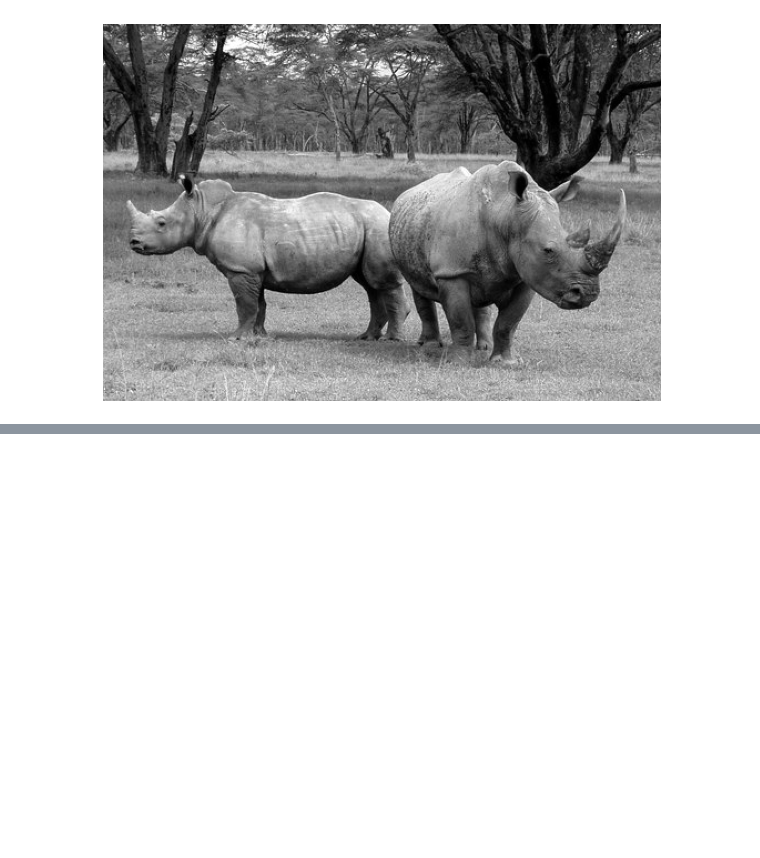
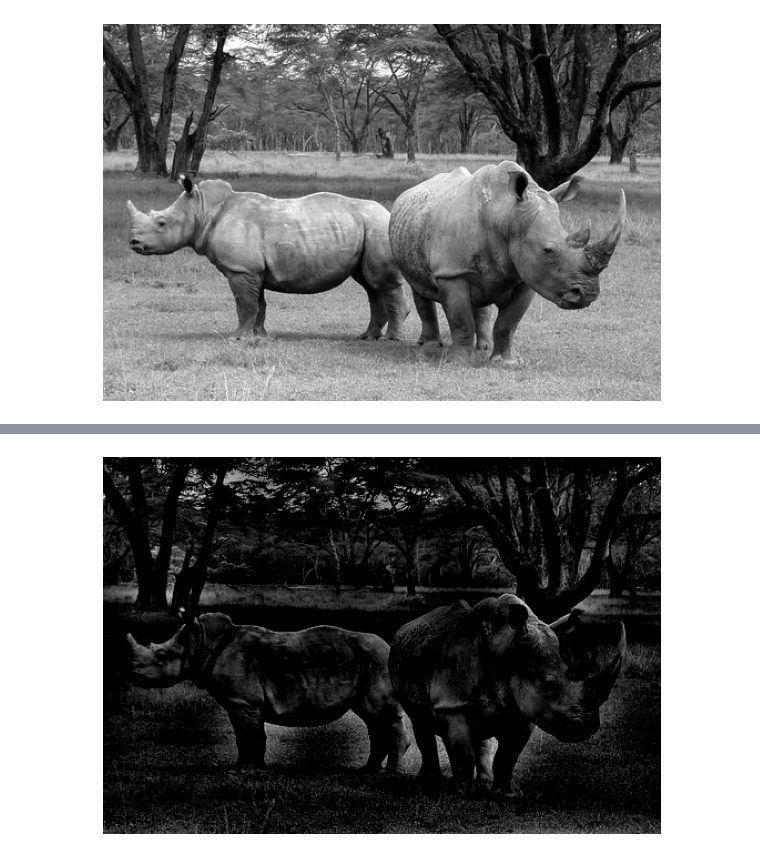
Before and after one commit to damiansp/completePython, a Jupyter notebook: image_processing/hands_on/03_sampling_fourier_and_convolution/04_filters.py.ipynb, the cells around one changed output, grey strips where cells are left out. Saved outputs shown, nothing was run; the diff lists cells and outputs as text; code cells hidden in the pictures; blank space fills up the shorter version.

```diff
--- a/image_processing/hands_on/03_sampling_fourier_and_convolution/04_filters.py.ipynb
+++ b/image_processing/hands_on/03_sampling_fourier_and_convolution/04_filters.py.ipynb
@@ -25,0 +45,7 @@ pylab.axis('off');
+# %%
+im1 = np.clip(fp.ifft2(fp.ifftshift(freq2)).real, 0, 255)
+pylab.figure(figsize=(10, 10))
+pylab.imshow(im1, cmap='gray')
+pylab.axis('off');
+# %% [output]
+[figure, added]
```
Also changed, not shown: parts of 2 cells of this notebook.
